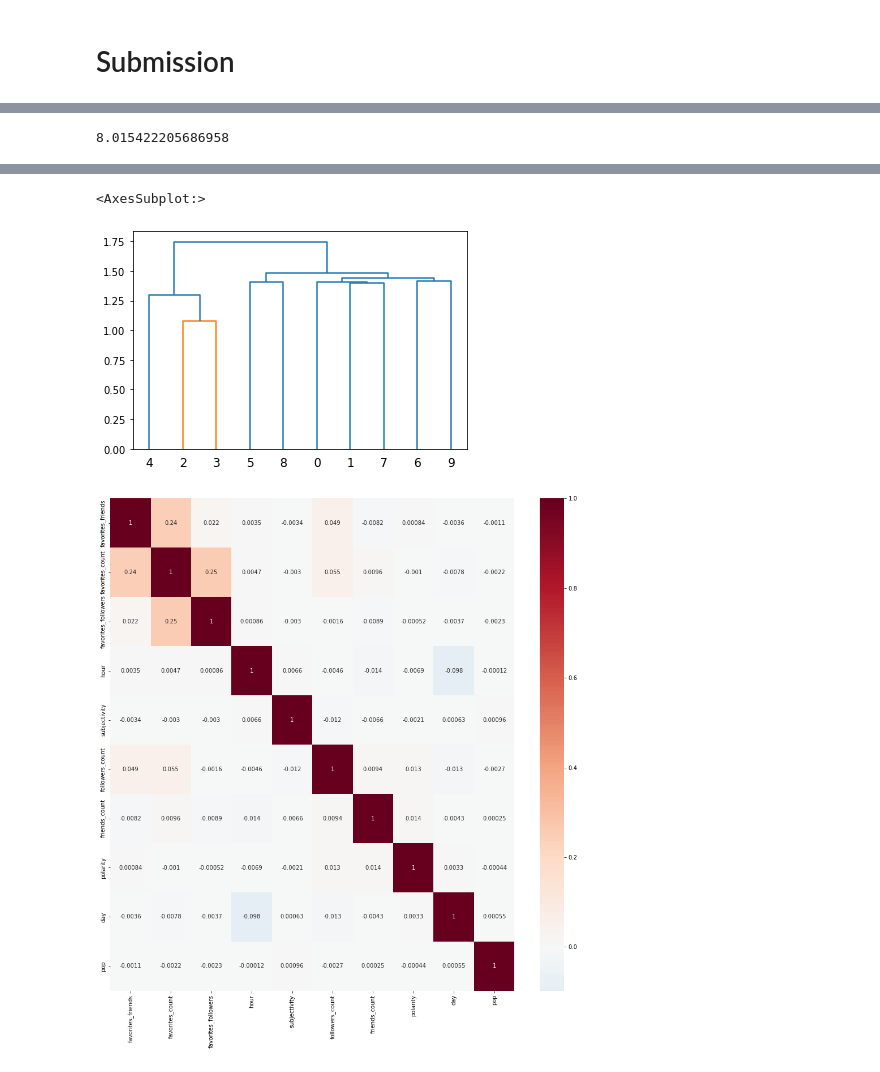
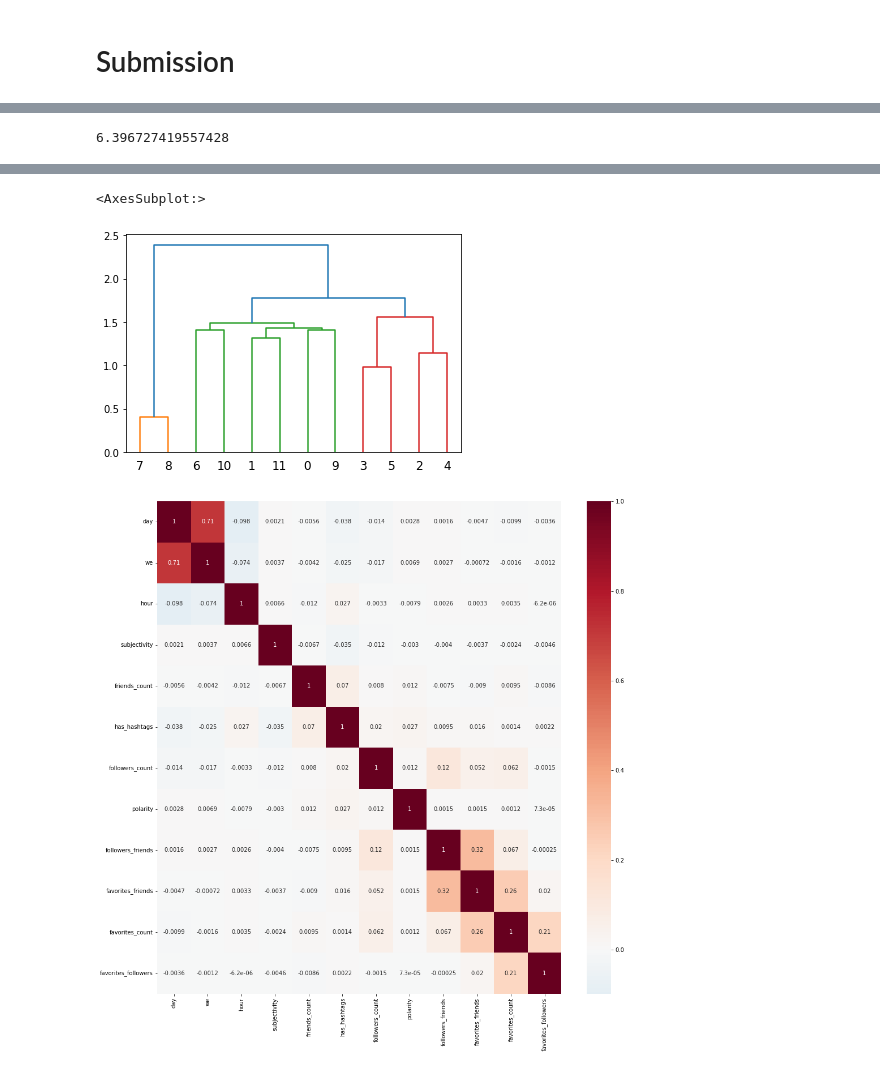
Before and after one commit to antoinegleisberg/INF554_kaggle, a Jupyter notebook: AutoML.ipynb, the cells around one changed output, grey strips where cells are left out. Cells and saved outputs as stored; diff of their text form; code cells hidden in the pictures.

```diff
--- a/AutoML.ipynb
+++ b/AutoML.ipynb
@@ -25,8 +25,9 @@ eval_data = pd.read_csv("data/evaluation.csv")
 # %% [markdown]
 Split data
 # %%
-#split data
-X_train, X_test, y_train, y_test = scsplit(train_data, train_data['retweets_count'], stratify=train_data['retweets_count'], train_size=0.8, test_size=0.2)
+# split data
+X_train, X_test, y_train, y_test = scsplit(
+    train_data, train_data['retweets_count'], stratify=train_data['retweets_count'], train_size=0.8, test_size=0.2)
 # We remove the actual number of retweets from our features since it is the value that we are trying to predict
 X_train = X_train.drop(['retweets_count'], axis=1)
 X_test = X_test.drop(['retweets_count'], axis=1)
@@ -117,5 +146,6 @@ def logtransformdrop(dataframe, cols):
 # %% [markdown]
 ## Data processing
 # %%
-col=['TweetID','followers_count','friends_count','favorites_count', 'statuses_count','verified', 'url_count','followers_friends', 'favorites_followers', 'favorites_friends', 'hour', 'day','we', 'polarity', 'subjectivity','pop','has_hashtags']
+col = ['TweetID', 'followers_count', 'friends_count', 'favorites_count', 'statuses_count', 'verified', 'url_count', 'followers_friends',
+       'favorites_followers', 'favorites_friends', 'hour', 'day', 'we', 'polarity', 'subjectivity', 'pop', 'has_hashtags']
 # %%
@@ -140,15 +170,17 @@ from flaml import AutoML
 automl = AutoML()
 
 settings = {
-    "time_budget": 200,  # total running time in seconds
+    "time_budget": 300,  # total running time in seconds
     "metric": 'mae',  # can be: 'r2', 'rmse', 'mae', 'mse', 'accuracy', 'roc_auc', 'roc_auc_ovr',
-                           # 'roc_auc_ovo', 'log_loss', 'mape', 'f1', 'ap', 'ndcg', 'micro_f1', 'macro_f1'
+    # 'roc_auc_ovo', 'log_loss', 'mape', 'f1', 'ap', 'ndcg', 'micro_f1', 'macro_f1'
     "task": 'regression',  # task type
-    'estimator_list':['rf'],   #['lgbm', 'rf', 'xgboost', 'extra_tree', 'xgb_limitdepth']
+    # ['lgbm', 'rf', 'xgboost', 'extra_tree', 'xgb_limitdepth']
+    'estimator_list': ['rf'],
     "seed": 7654321,    # random seed
 }
 
-automl.fit(new_X_train.drop(['TweetID','verified', 'url_count', 'pop', 'statuses_count'], axis=1), y_train, **settings)
+automl.fit(new_X_train.drop(['TweetID', 'verified', 'url_count',
+           'pop', 'statuses_count'], axis=1), y_train, **settings)
 # Print the best model
 print(automl.model.estimator)
 # %% [output]
@@ -202,33 +235,37 @@ new_X_test.head()
 from sklearn.neural_network import MLPRegressor
 from sklearn.linear_model import LinearRegression
 from sklearn.ensemble import RandomForestRegressor
-model=RandomForestRegressor(max_features=0.9510381925366853, max_leaf_nodes=123,
-                      n_estimators=4, n_jobs=-1)
-model.fit(new_X_train.drop(['TweetID','verified', 'url_count', 'pop', 'statuses_count'],axis=1), y_train)
-y_pred = model.predict(new_X_test.drop(['TweetID','verified', 'url_count','pop', 'statuses_count'],axis=1))
+model = RandomForestRegressor(max_features=0.6125843505117364, max_leaf_nodes=2579,
+                              n_estimators=15, n_jobs=-1)
+model.fit(new_X_train.drop(['TweetID', 'verified', 'url_count',
+          'has_hastags', 'statuses_count'], axis=1), y_train)
+y_pred = model.predict(new_X_test.drop(
+    ['TweetID', 'verified', 'url_count', 'has_hastags', 'statuses_count'], axis=1))
 print(mean_absolute_error(y_test, y_pred))
 # %% [output]
-8.015422205686958
+6.396727419557428
 # %%
-#plot feature importance
+import seaborn as sbn
+from scipy.cluster import hierarchy
 import matplotlib.pyplot as plt
 import seaborn as sns
 %matplotlib inline
-feature_importance = pd.DataFrame({'feature': new_X_train.drop(['TweetID','verified', 'url_count', 'pop', 'statuses_count'],axis=1).columns, 'importance': model.feature_importances_})
+feature_importance = pd.DataFrame({'feature': new_X_train.drop(
+    ['TweetID', 'verified', 'url_count', 'has_hastags', 'statuses_count'], axis=1).columns, 'importance': model.feature_importances_})
 plt.figure(figsize=(10, 10))
-sns.barplot(data=feature_importance.sort_values(by='importance', ascending=False), x='importance', y='feature')
+sns.barplot(data=feature_importance.sort_values(
+    by='importance', ascending=False), x='importance', y='feature')
 plt.title('Feature importance')
 plt.show()
 
 
 # plot correlation of features
-from scipy.cluster import hierarchy
-import seaborn as sbn
 
 order = np.array(hierarchy.dendrogram(
-    hierarchy.ward(new_X_train.drop(['TweetID','verified', 'url_count', 'pop', 'statuses_count'],axis=1).corr()),no_plot=False)['ivl'], dtype="int")
+    hierarchy.ward(new_X_train.drop(['TweetID', 'verified', 'url_count', 'has_hastags', 'statuses_count'], axis=1).corr()), no_plot=False)['ivl'], dtype="int")
 
-rearranged_cov = new_X_train.drop(['TweetID','verified', 'url_count', 'pop', 'statuses_count'],axis=1).corr().iloc[order, order]
+rearranged_cov = new_X_train.drop(
+    ['TweetID', 'verified', 'url_count', 'has_hastags', 'statuses_count'], axis=1).corr().iloc[order, order]
 
 plt.figure(figsize=(16, 16))
 
@@ -238,3 +275,3 @@ sbn.heatmap(rearranged_cov, annot=True, cmap="RdBu_r", center=0)
 <AxesSubplot:>
-[figure, old version]
+[figure, new version]
-[figure, old version]
+[figure, new version]
```
Also changed, not shown: parts of 15 cells of this notebook.
